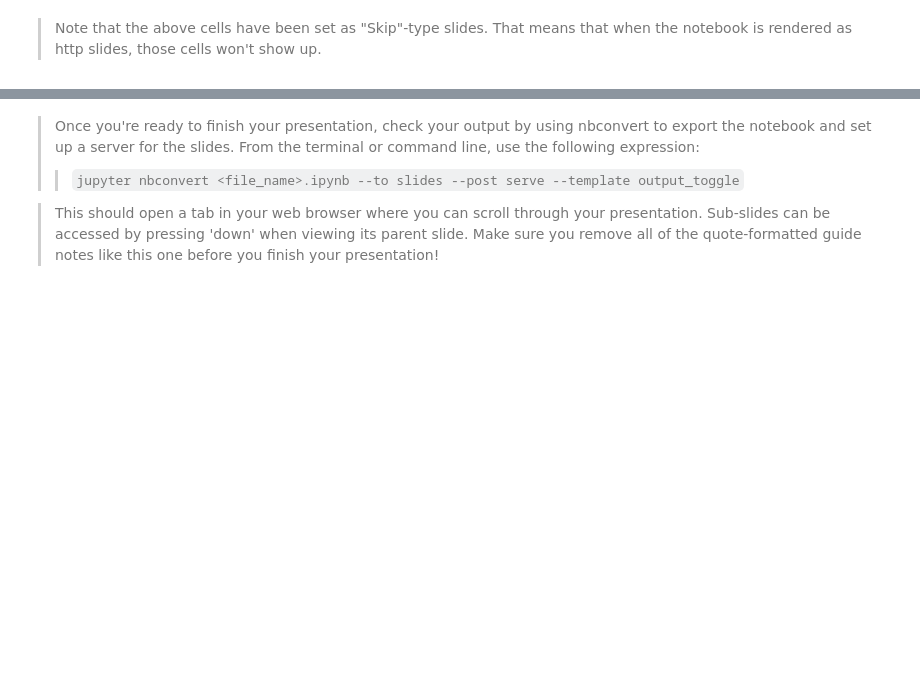
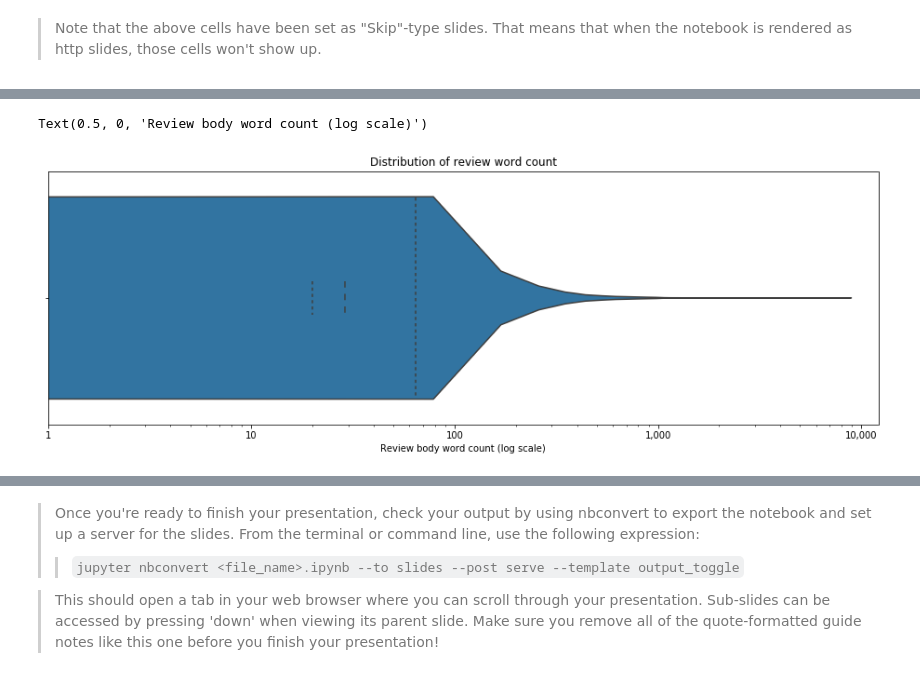
Before and after one commit to ElectricKea/CommunicateFindings_Udacity_Project, a Jupyter notebook: Amazon reviews - part 2.ipynb, the cells around one changed output, grey strips where cells are left out. Saved outputs shown, nothing was run; the diff lists cells and outputs as text; code cells hidden in the pictures; blank space fills up the shorter version.

```diff
--- a/Amazon reviews - part 2.ipynb
+++ b/Amazon reviews - part 2.ipynb
@@ -56,0 +71,11 @@ but feel free to add more if you'd like!
+# %%
+#plot the number of words per review on a violin plot with the x-axis on a log scale
+plt.figure(figsize=[16, 5])
+sb.violinplot(x = reviews["review_body_len"], inner = 'quartile')
+plt.xscale('log')
+plt.xticks([1e0, 1e1, 1e2, 1e3, 1e4], ['1', '10', '100', '1,000', '10,000'])
+plt.title('Distribution of review word count');
+plt.xlabel('Review body word count (log scale)')
+# %% [output]
+Text(0.5, 0, 'Review body word count (log scale)')
+[figure, added]
```
Also changed, not shown: parts of 13 cells of this notebook, 2 other files.
